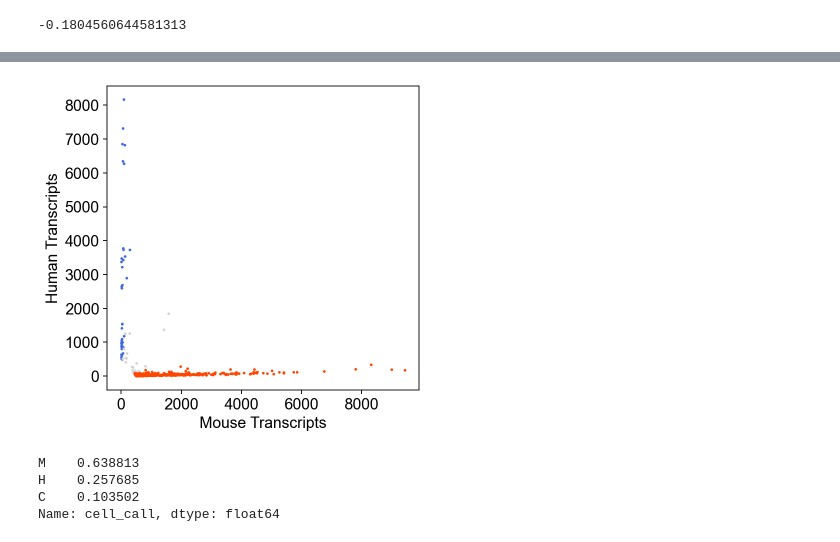
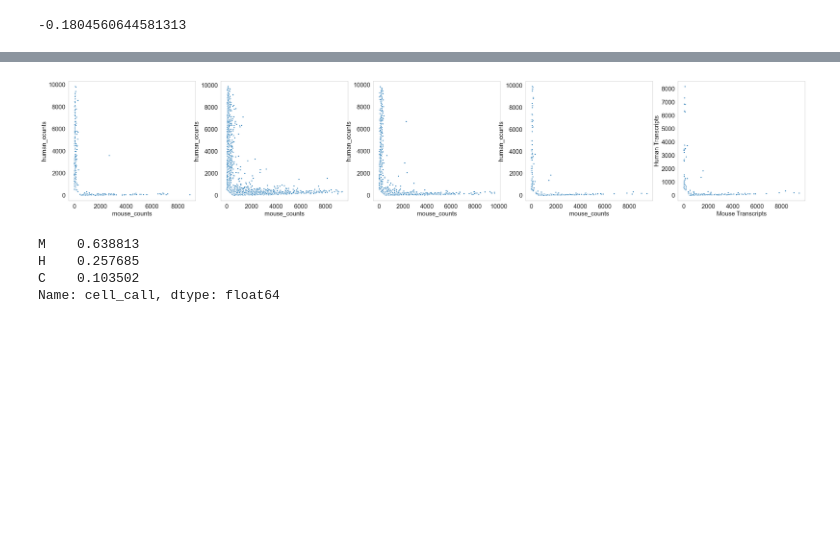
Before and after one commit to yelabucsf/spatial, a Jupyter notebook: notebooks/figures/XYZeq_fig2.ipynb, the cells around one changed output, grey strips where cells are left out. Saved outputs shown, nothing was run; the diff lists cells and outputs as text; code cells hidden in the pictures; blank space fills up the shorter version.

```diff
--- a/notebooks/figures/XYZeq_fig2.ipynb
+++ b/notebooks/figures/XYZeq_fig2.ipynb
@@ -225,17 +158,58 @@ plt.grid(b=False)
-# %%
-plt.figure(figsize=(5, 5))
-
-plt.scatter(x=adata[adata.obs.batch == '4'].obs['mouse_counts'],
-            y=adata[adata.obs.batch == '4'].obs['human_counts'],
-            s=2,
-            c=adata[adata.obs.batch == '4'].obs['ratio'],
-           cmap=cmap)
-
-plt.xlabel('Mouse Transcripts')
-plt.ylabel('Human Transcripts')
-plt.grid(b=False)
-# %% [output]
-[figure, removed]
+# %%
+plt.rcParams['figure.figsize'] = 30,5
+
+f, axes = plt.subplots(1, 5)
+
+sns.scatterplot(data=adata[adata.obs.batch == '0'].obs,
+               x='mouse_counts',
+               y='human_counts',
+               s=10,
+            #   hue=adata[adata.obs.batch == '0'].obs.cell_call.tolist(),
+           ax=axes[0]
+           )
+
+sns.scatterplot(data=adata[adata.obs.batch == '1'].obs,
+               x='mouse_counts',
+               y='human_counts',
+               s=10,
+           #    hue=adata[adata.obs.batch == '1'].obs.cell_call.tolist(),
+           ax=axes[1]
+           )
+
+sns.scatterplot(data=adata[adata.obs.batch == '2'].obs,
+               x='mouse_counts',
+               y='human_counts',
+               s=10,
+           #    hue=adata[adata.obs.batch == '2'].obs.cell_call.tolist(),
+           ax=axes[2]
+           )
+
+sns.scatterplot(data=adata[adata.obs.batch == '3'].obs,
+               x='mouse_counts',
+               y='human_counts',
+               s=10,
+           #    hue=adata[adata.obs.batch == '3'].obs.cell_call.tolist(),
+           ax=axes[3]
+           )
+
+sns.scatterplot(data=adata[adata.obs.batch == '4'].obs,
+               x='mouse_counts',
+               y='human_counts',
+               s=10,
+           #    hue=adata[adata.obs.batch == '4'].obs.cell_call.tolist(),
+           ax=axes[4]
+           )
+
+
+
+
+
+
+plt.xlabel('Mouse Transcripts')
+plt.ylabel('Human Transcripts')
+plt.grid(b=False)
+# %% [output]
+[figure, added]
 # %%
 adata.obs['cell_call'].value_counts(normalize=True)
 # %% [output]
```
Also changed, not shown: parts of 16 cells of this notebook.
